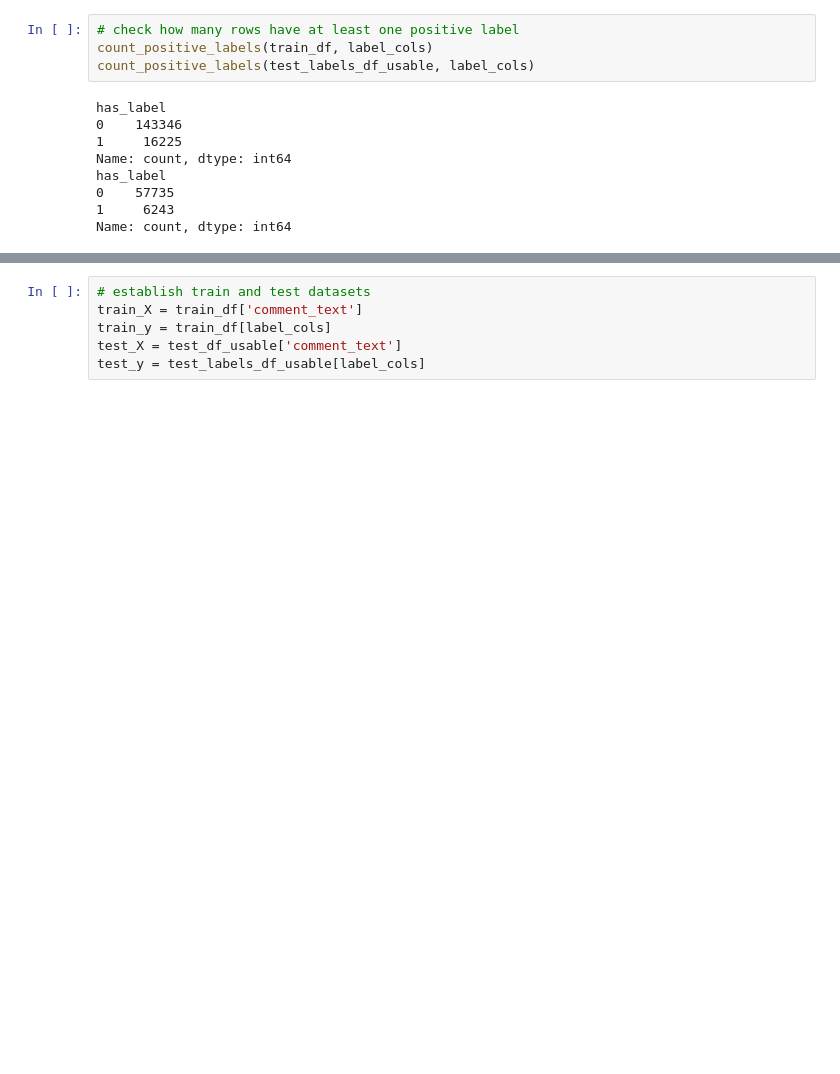
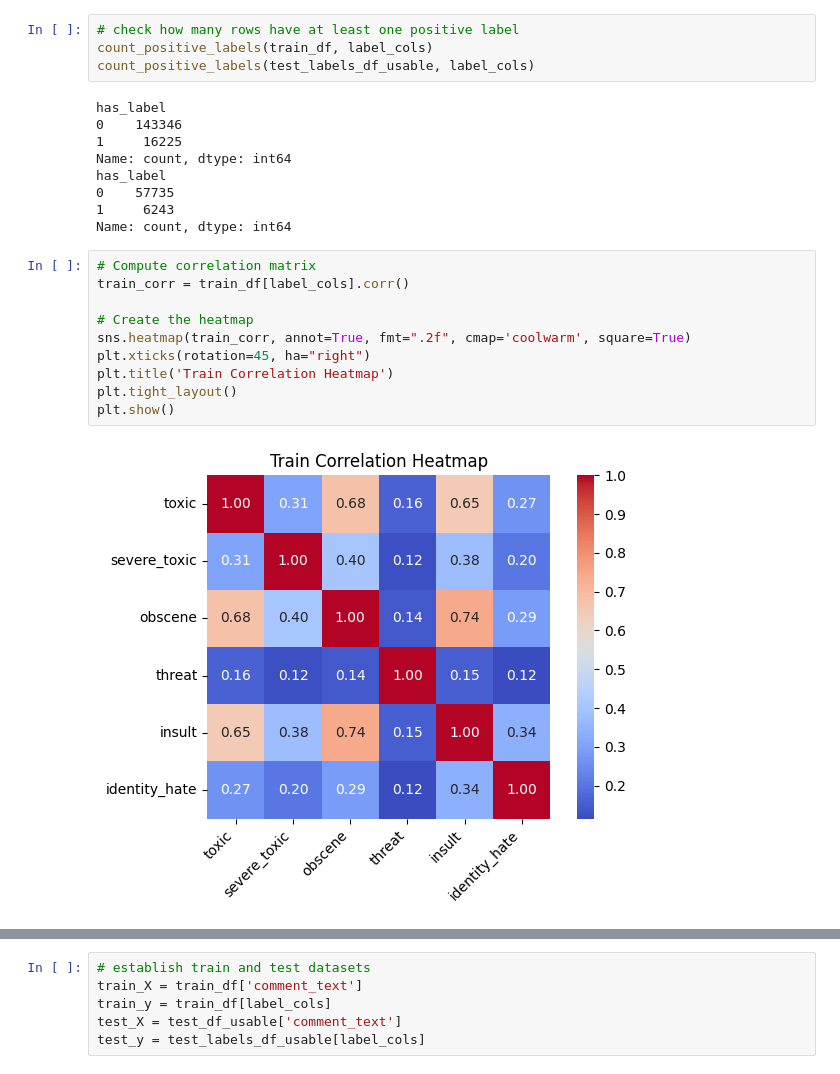
Before and after one commit to adv-11/ml-guardrails-project, a Jupyter notebook: output_guardrails/toxicity/data_exploration.ipynb, the cells around one changed output, grey strips where cells are left out. Saved outputs shown, nothing was run; the diff lists cells and outputs as text; blank space fills up the shorter version.

```diff
--- a/output_guardrails/toxicity/data_exploration.ipynb
+++ b/output_guardrails/toxicity/data_exploration.ipynb
@@ -45,3 +47,15 @@ has_label
 0    57735
 1     6243
 Name: count, dtype: int64
+# %%
+# Compute correlation matrix
+train_corr = train_df[label_cols].corr()
+
+# Create the heatmap
+sns.heatmap(train_corr, annot=True, fmt=".2f", cmap='coolwarm', square=True)
+plt.xticks(rotation=45, ha="right")
+plt.title('Train Correlation Heatmap')
+plt.tight_layout()
+plt.show()
+# %% [output]
+[figure, added]
```
Also changed, not shown: parts of 10 cells of this notebook, 1 other file.
